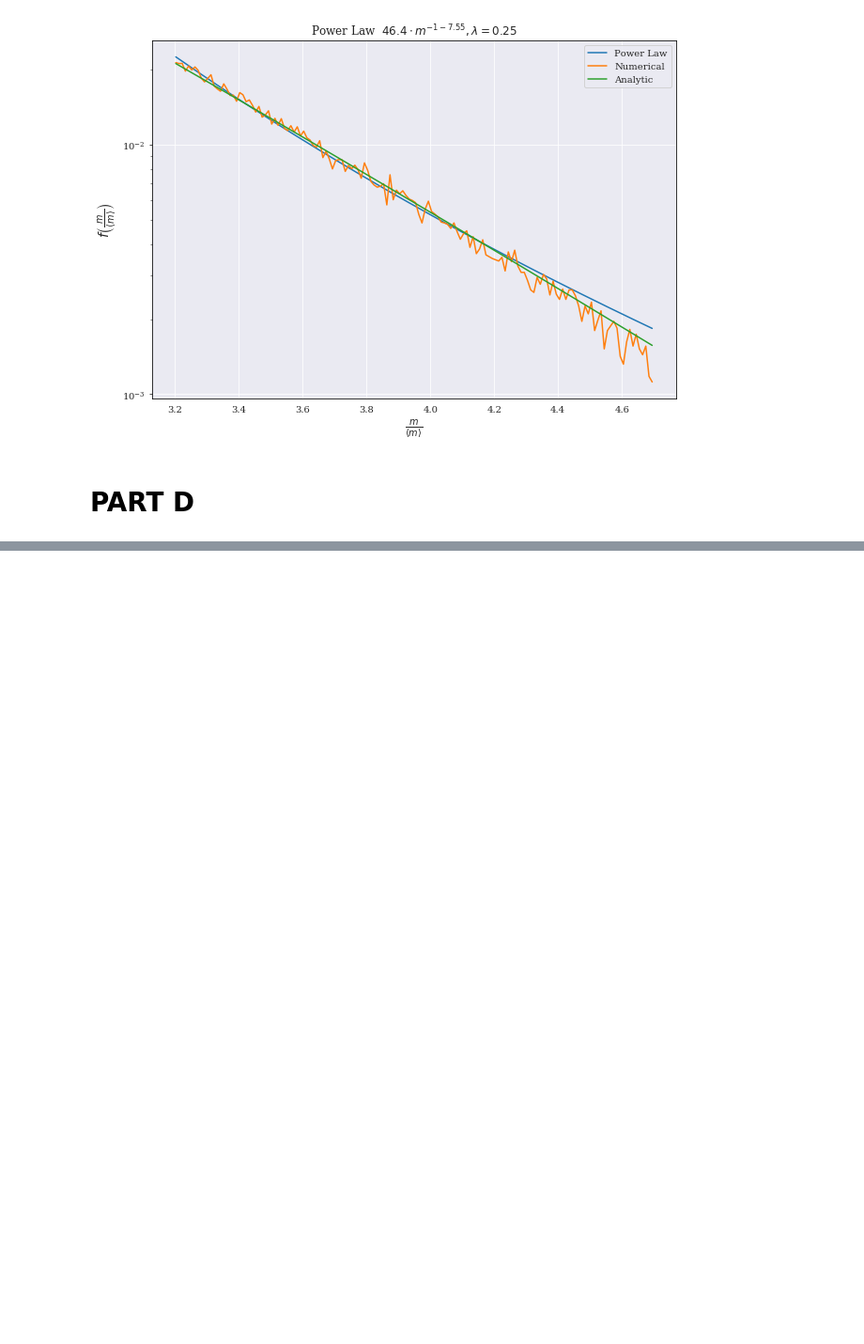
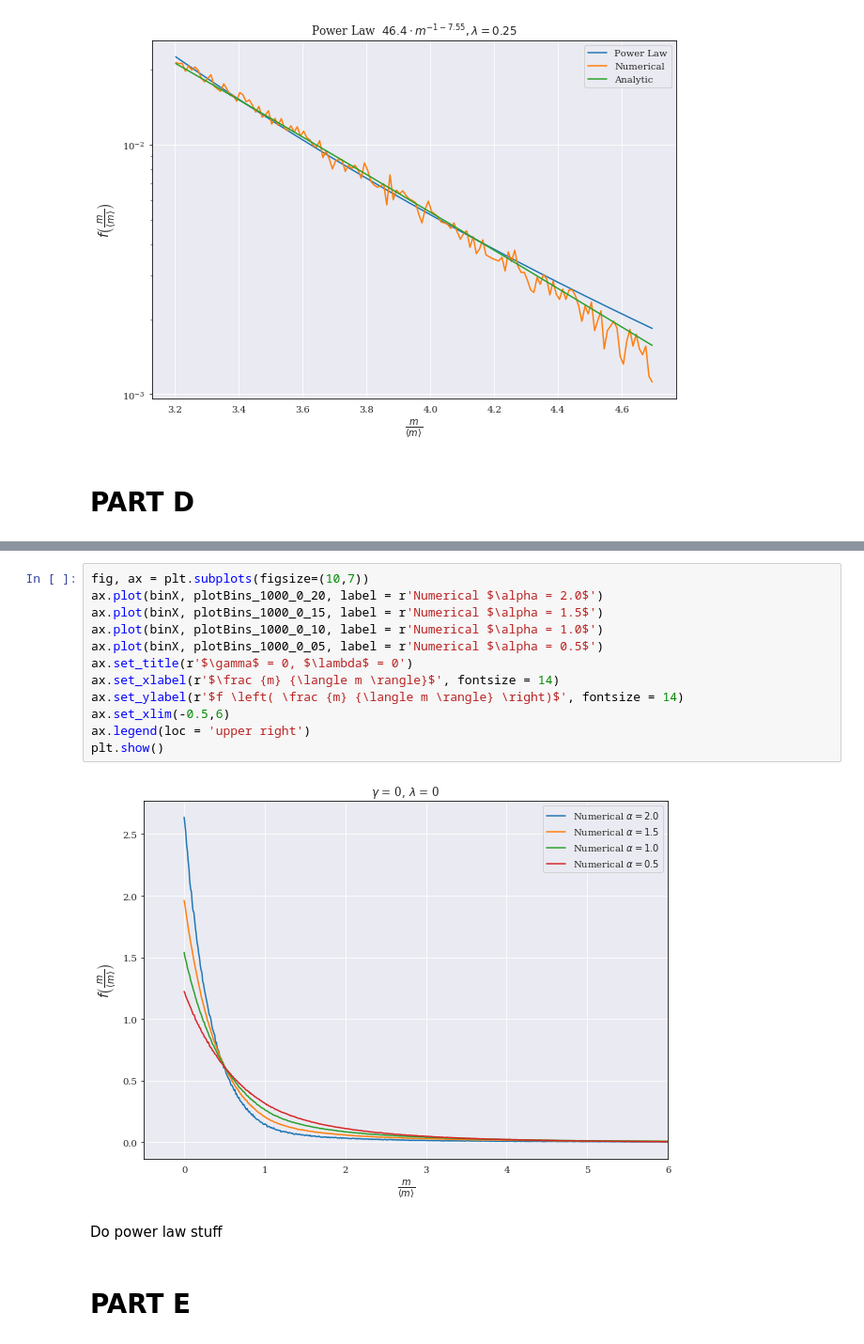
Before and after one commit to bruce-chappell/FYS4150, a Jupyter notebook: project5/proj5notebook.ipynb, the cells around one changed output, grey strips where cells are left out. Shown: that part at 94% size. Cells and saved outputs as stored; diff of their text form; blank space fills up the shorter version.

Commit message:
time to run stuff

```diff
--- a/project5/proj5notebook.ipynb
+++ b/project5/proj5notebook.ipynb
@@ -334,0 +374,18 @@ plt.show()
+# %%
+fig, ax = plt.subplots(figsize=(10,7))
+ax.plot(binX, plotBins_1000_0_20, label = r'Numerical $\alpha = 2.0$')
+ax.plot(binX, plotBins_1000_0_15, label = r'Numerical $\alpha = 1.5$')
+ax.plot(binX, plotBins_1000_0_10, label = r'Numerical $\alpha = 1.0$')
+ax.plot(binX, plotBins_1000_0_05, label = r'Numerical $\alpha = 0.5$')
+ax.set_title(r'$\gamma$ = 0, $\lambda$ = 0')
+ax.set_xlabel(r'$\frac {m} {\langle m \rangle}$', fontsize = 14)
+ax.set_ylabel(r'$f \left( \frac {m} {\langle m \rangle} \right)$', fontsize = 14)
+ax.set_xlim(-0.5,6)
+ax.legend(loc = 'upper right')
+plt.show()
+# %% [output]
+[figure, added]
+# %% [markdown]
+Do power law stuff
+# %% [markdown]
+# PART E
```
Also changed, not shown: parts of 12 cells of this notebook, 15 other files.
